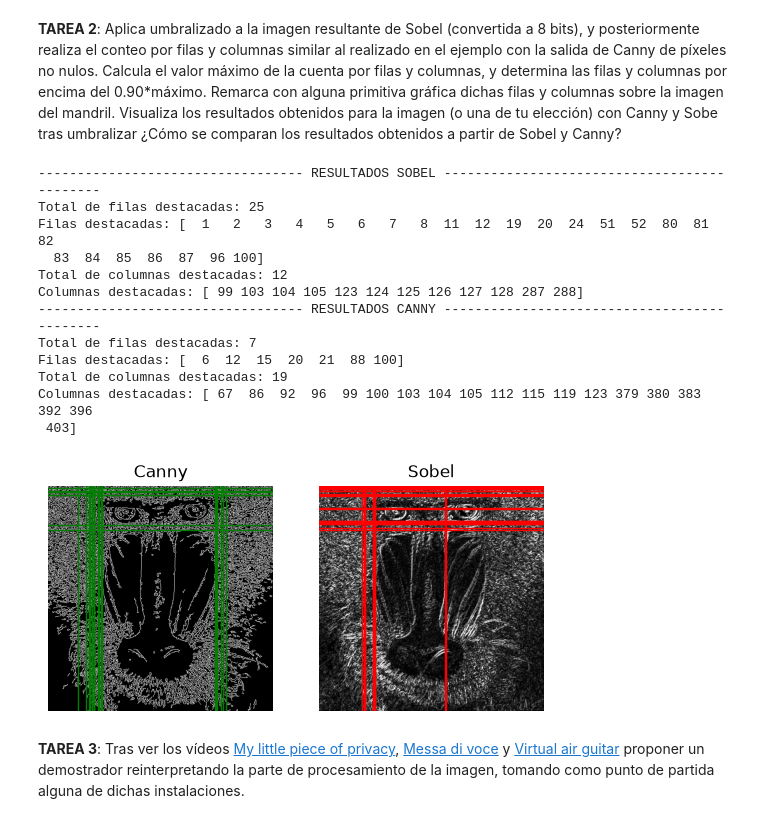
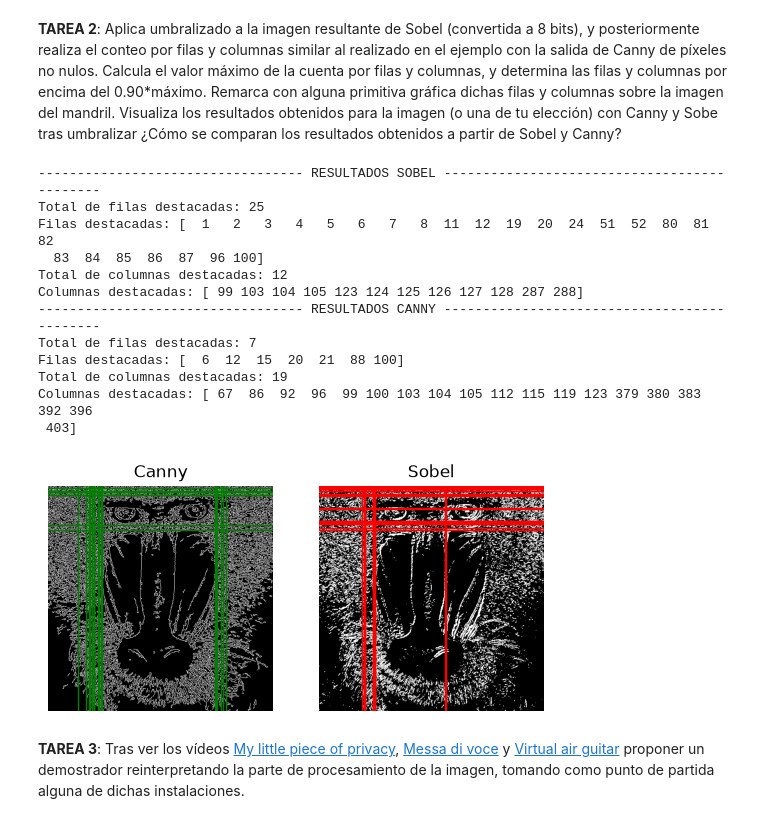
Before and after one commit to t3ntox/Practicas_VC, a Jupyter notebook: P2/tareas_p2.ipynb, the cells around one changed output. Drawn from its saved outputs; the diff is of its cells as text; code cells hidden in the pictures.

Commit message:
Se ha añadido el umbralizado en la tarea 2

```diff
--- a/P2/tareas_p2.ipynb
+++ b/P2/tareas_p2.ipynb
@@ -70,6 +70,11 @@ sobely = cv2.Sobel(ggris, cv2.CV_64F, 0, 1)  # y
 #Combina ambos resultados
 sobel = cv2.add(sobelx, sobely)
 cvt_sobel = cv2.convertScaleAbs(sobel)
+
+#Define valor umbral
+valorUmbral = 90
+#Obtiene imagen umbralizada para dicho valor definido
+_, imagenUmbralizada = cv2.threshold(cvt_sobel, valorUmbral, 255, cv2.THRESH_BINARY)
 
 sobel_col_counts = cv2.reduce(cvt_sobel, 0, cv2.REDUCE_SUM, dtype=cv2.CV_32SC1)
 sobel_fil_counts = cv2.reduce(cvt_sobel, 1, cv2.REDUCE_SUM, dtype=cv2.CV_32SC1)
@@ -120,34 +125,34 @@ for j in canny_noted_col:
 plt.title('Canny')
 #Para visualizar convierte a escala manejable en una imagen de grises
 plt.imshow(canny, cmap='gray')
 
 plt.subplot(1, 2, 2)
 plt.axis("off")
 
 for i in sobel_noted_fil:
     plt.axhline(y=i, color="red", linewidth=1)
 
 for j in sobel_noted_col:
     plt.axvline(x=j, color="red", linewidth=1)
 
 plt.title('Sobel')
 #Para visualizar convierte a escala manejable en una imagen de grises
-plt.imshow(cvt_sobel, cmap='gray')
+plt.imshow(imagenUmbralizada, cmap='gray')
 #plt.imshow(sobel, cmap='gray') #Prueba sin convertir escala
 plt.show()
 # %% [output]
 ---------------------------------- RESULTADOS SOBEL --------------------------------------------
 Total de filas destacadas: 25
 Filas destacadas: [  1   2   3   4   5   6   7   8  11  12  19  20  24  51  52  80  81  82
   83  84  85  86  87  96 100]
 Total de columnas destacadas: 12
 Columnas destacadas: [ 99 103 104 105 123 124 125 126 127 128 287 288]
 ---------------------------------- RESULTADOS CANNY --------------------------------------------
 Total de filas destacadas: 7
 Filas destacadas: [  6  12  15  20  21  88 100]
 Total de columnas destacadas: 19
 Columnas destacadas: [ 67  86  92  96  99 100 103 104 105 112 115 119 123 379 380 383 392 396
  403]
-[figure, old version]
+[figure, new version]
 # %% [markdown]
 **TAREA 3**: Tras ver los vídeos [My little piece of privacy](https://www.niklasroy.com/project/88/my-little-piece-of-privacy), [Messa di voce](https://youtu.be/GfoqiyB1ndE?feature=shared) y [Virtual air guitar](https://youtu.be/FIAmyoEpV5c?feature=shared) proponer un demostrador reinterpretando la parte de procesamiento de la imagen, tomando como punto de partida alguna de dichas instalaciones.
```
